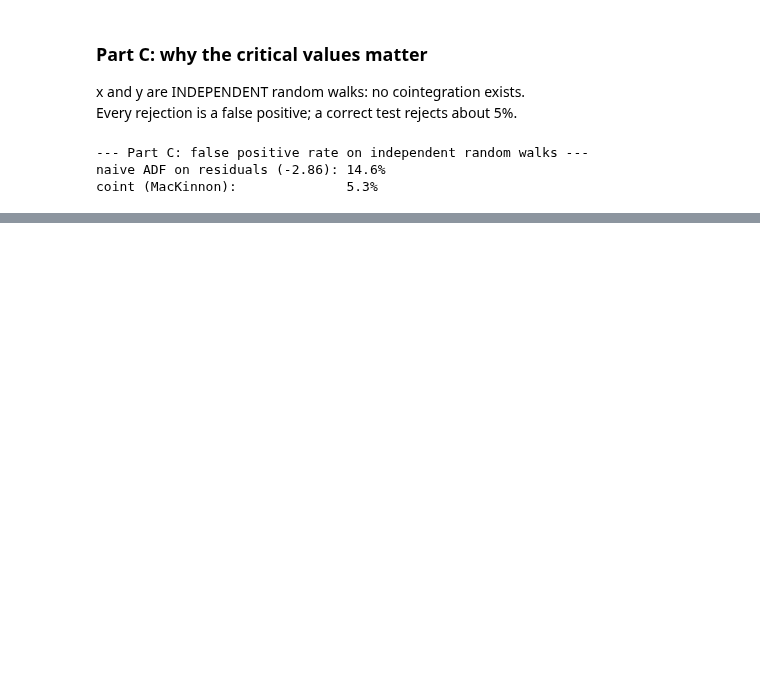
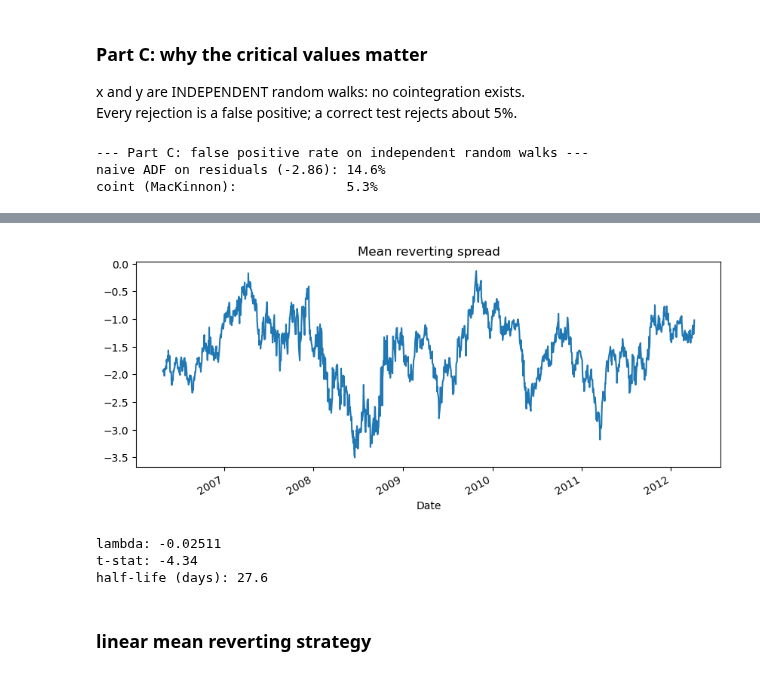
Before and after one commit to Kalebb12/Quantitative-Trading, a Jupyter notebook: learning/31_cointegrated_mean_reversion.ipynb, the cells around one changed output, grey strips where cells are left out. Drawn from its saved outputs; the diff is of its cells as text; code cells hidden in the pictures; blank space fills up the shorter version.

```diff
--- a/learning/Untitled1.ipynb
+++ b/learning/31_cointegrated_mean_reversion.ipynb
@@ -130,0 +205,8 @@ coint (MacKinnon):              5.3%
+# %%
+spread = df["EWA"] - 0.652 * df["EWC"]
+# %%
+spread.plot(figsize=(10, 4))
+plt.title("Mean reverting spread")
+plt.show()
+# %% [output]
+[figure, added]
@@ -130,0 +218,10 @@ coint (MacKinnon):              5.3%
+# %%
+print("lambda:", round(lam, 5))
+print("t-stat:", round(fit.tvalues.iloc[1], 2))
+print("half-life (days):", round(-np.log(2) / lam, 1))
+# %% [output]
+lambda: -0.02511
+t-stat: -4.34
+half-life (days): 27.6
+# %% [markdown]
+### linear mean reverting strategy
```
Also changed, not shown: parts of 16 cells of this notebook, 5 other files.
